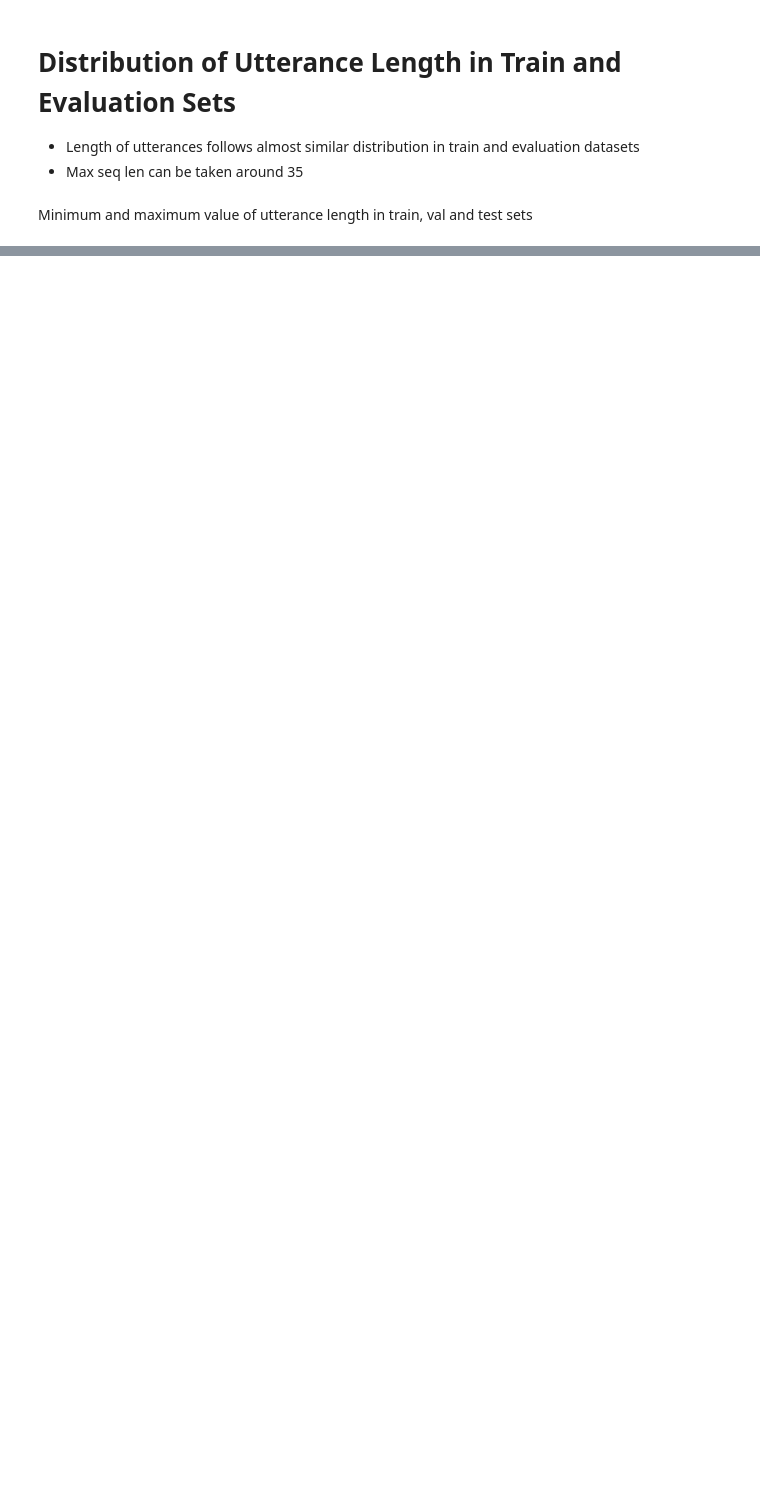
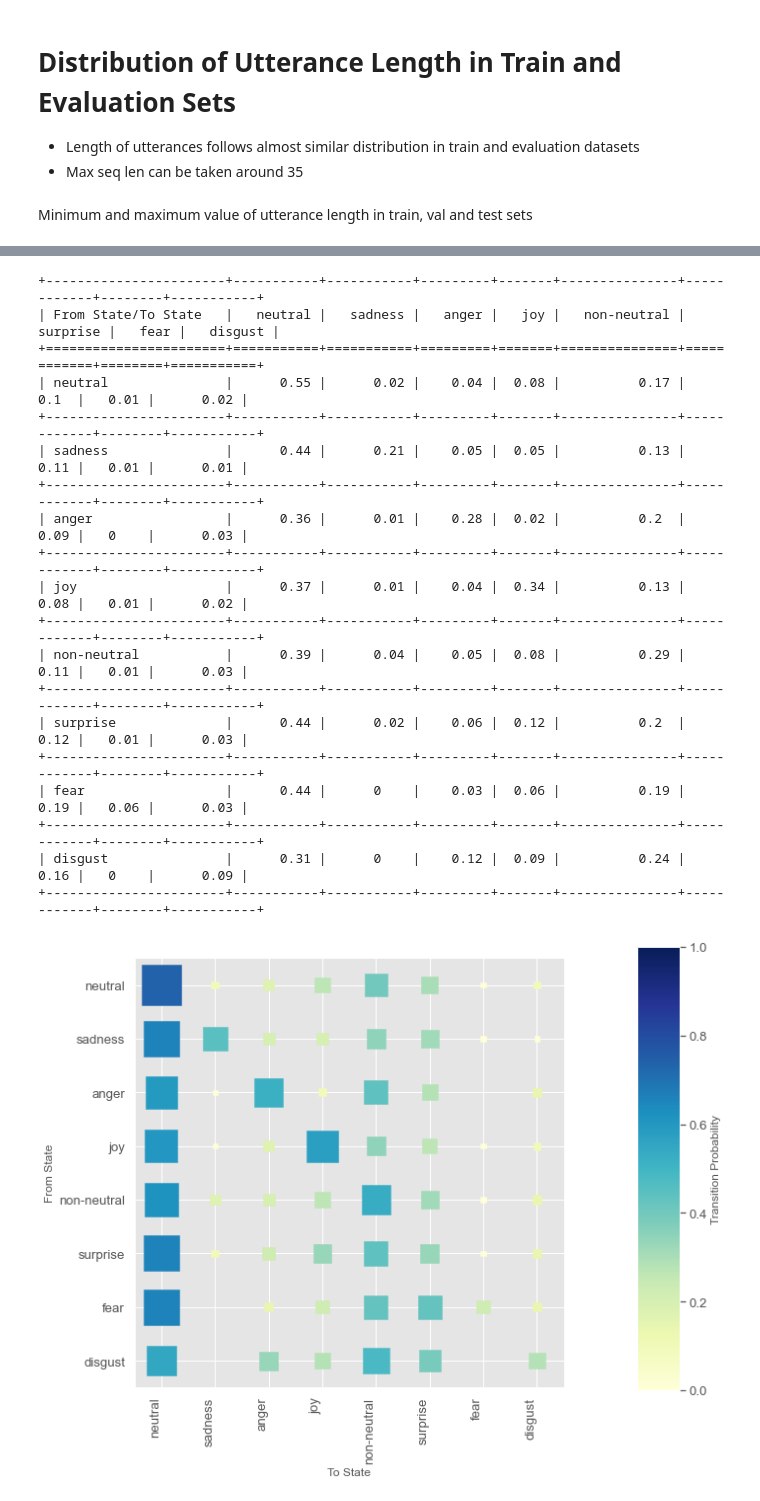
Before and after one commit to neeraj310/Master_Thesis_EA_In_ERC, a Jupyter notebook: playground/Friends.ipynb, the cells around one changed output, grey strips where cells are left out. Drawn from its saved outputs; the diff is of its cells as text; code cells hidden in the pictures; blank space fills up the shorter version.

```diff
--- a/playground/Friends.ipynb
+++ b/playground/Friends.ipynb
@@ -506,5 +558,5 @@ Test Set: Utterance length statistics : Min: 1, Max: 45 Avg: 8.02
 # %%
-for i in range(70):
-    print('value = {}, value_Count = {}'.format(i,d['Test'].count(i) ))
+for i in range(max(d['Training'])+1):
+    print('value = {}, value_Count = {}'.format(i,d['Training'].count(i) ))
 # %% [output]
 value = 0, value_Count = 0
@@ -625,0 +864,18 @@ VisualizeTransitionProb(df_train, emo_dict)
+# %%
+def text_preprocess(df):
+    unormalized = list(df.utterance.values)
+    normalized = normalization_pipeline(unormalized)
+    unorm_df = pd.DataFrame(columns=['Text'], data=unormalized)
+    norm_df = pd.DataFrame(columns=['Text'], data=normalized)
+    unorm_df['Preprocessed'] = unorm_df['Text'].apply(lambda x: basic_string_manipulation(x))
+    norm_df['Preprocessed'] = norm_df['Text'].apply(lambda x: basic_string_manipulation(x))
+    norm_df['Size_in_Tokens']=unorm_df['Text'].apply(lambda x: count_num_tokens(x))
+    df['utterance'] = norm_df['Text']
+    df['utterance_len'] = norm_df['Size_in_Tokens']
+    return df
+# %%
+nlp = spacy.load('en_core_web_sm')
+(df_train, df_val, df_test)  = load_df(args)
+df_train = text_preprocess(df_train)
+df_val = text_preprocess(df_val)
+df_test = text_preprocess(df_test)
@@ -626 +1008,24 @@ VisualizeTransitionProb(df_train, emo_dict)
+# %%
+VisualizeTransitionProb(df_test, emo_dict)
+# %% [output]
++-----------------------+-----------+-----------+---------+-------+---------------+------------+--------+-----------+
+| From State/To State   |   neutral |   sadness |   anger |   joy |   non-neutral |   surprise |   fear |   disgust |
++=======================+===========+===========+=========+=======+===============+============+========+===========+
+| neutral               |      0.55 |      0.02 |    0.04 |  0.08 |          0.17 |       0.1  |   0.01 |      0.02 |
++-----------------------+-----------+-----------+---------+-------+---------------+------------+--------+-----------+
+| sadness               |      0.44 |      0.21 |    0.05 |  0.05 |          0.13 |       0.11 |   0.01 |      0.01 |
++-----------------------+-----------+-----------+---------+-------+---------------+------------+--------+-----------+
+| anger                 |      0.36 |      0.01 |    0.28 |  0.02 |          0.2  |       0.09 |   0    |      0.03 |
++-----------------------+-----------+-----------+---------+-------+---------------+------------+--------+-----------+
+| joy                   |      0.37 |      0.01 |    0.04 |  0.34 |          0.13 |       0.08 |   0.01 |      0.02 |
++-----------------------+-----------+-----------+---------+-------+---------------+------------+--------+-----------+
+| non-neutral           |      0.39 |      0.04 |    0.05 |  0.08 |          0.29 |       0.11 |   0.01 |      0.03 |
++-----------------------+-----------+-----------+---------+-------+---------------+------------+--------+-----------+
+| surprise              |      0.44 |      0.02 |    0.06 |  0.12 |          0.2  |       0.12 |   0.01 |      0.03 |
++-----------------------+-----------+-----------+---------+-------+---------------+------------+--------+-----------+
+| fear                  |      0.44 |      0    |    0.03 |  0.06 |          0.19 |       0.19 |   0.06 |      0.03 |
++-----------------------+-----------+-----------+---------+-------+---------------+------------+--------+-----------+
+| disgust               |      0.31 |      0    |    0.12 |  0.09 |          0.24 |       0.16 |   0    |      0.09 |
++-----------------------+-----------+-----------+---------+-------+---------------+------------+--------+-----------+
+[figure, added]
 # %% [markdown]
```
Also changed, not shown: parts of 118 cells of this notebook.
